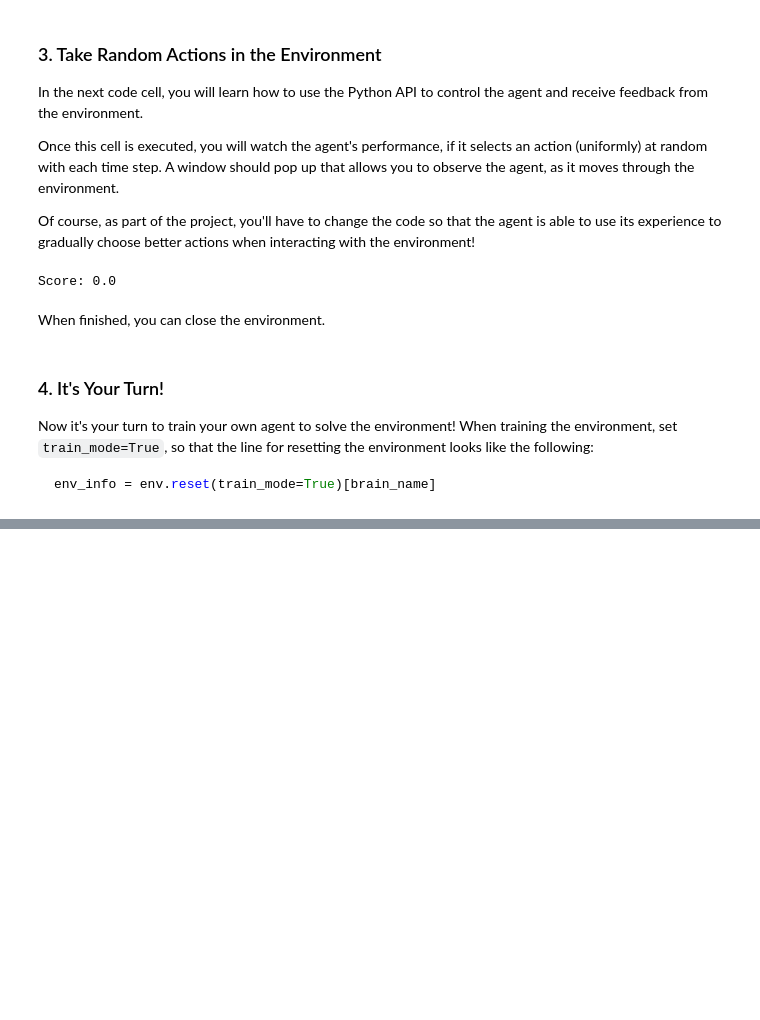
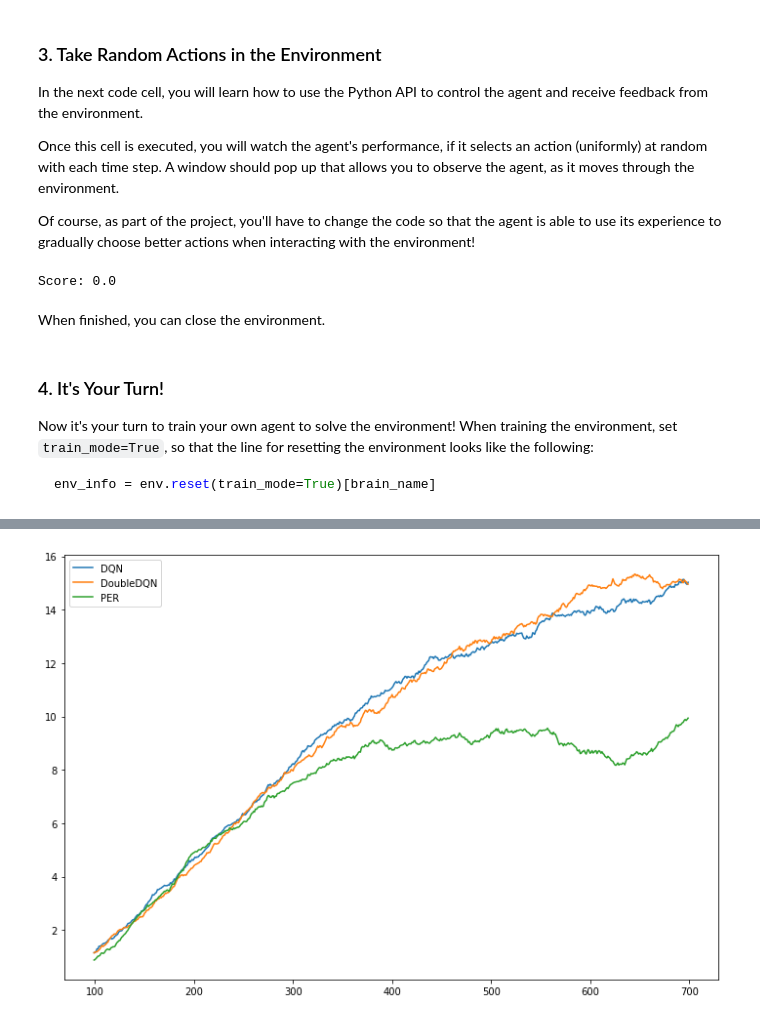
Before and after one commit to i-aki-y/DRLND-navigation, a Jupyter notebook: Navigation.ipynb, the cells around one changed output, grey strips where cells are left out. Drawn from its saved outputs; the diff is of its cells as text; code cells hidden in the pictures; blank space fills up the shorter version.

```diff
--- a/Navigation.ipynb
+++ b/Navigation.ipynb
@@ -197,0 +265,5 @@ plt.plot(scores)
+# %%
+ax = df_score.rolling(100).mean().plot(figsize=(12, 8))
+#ax.get_figure().savefig("./results/average-score-episode.jpg")
+# %% [output]
+[figure, added]
```
Also changed, not shown: parts of 9 cells of this notebook, 18 other files.
